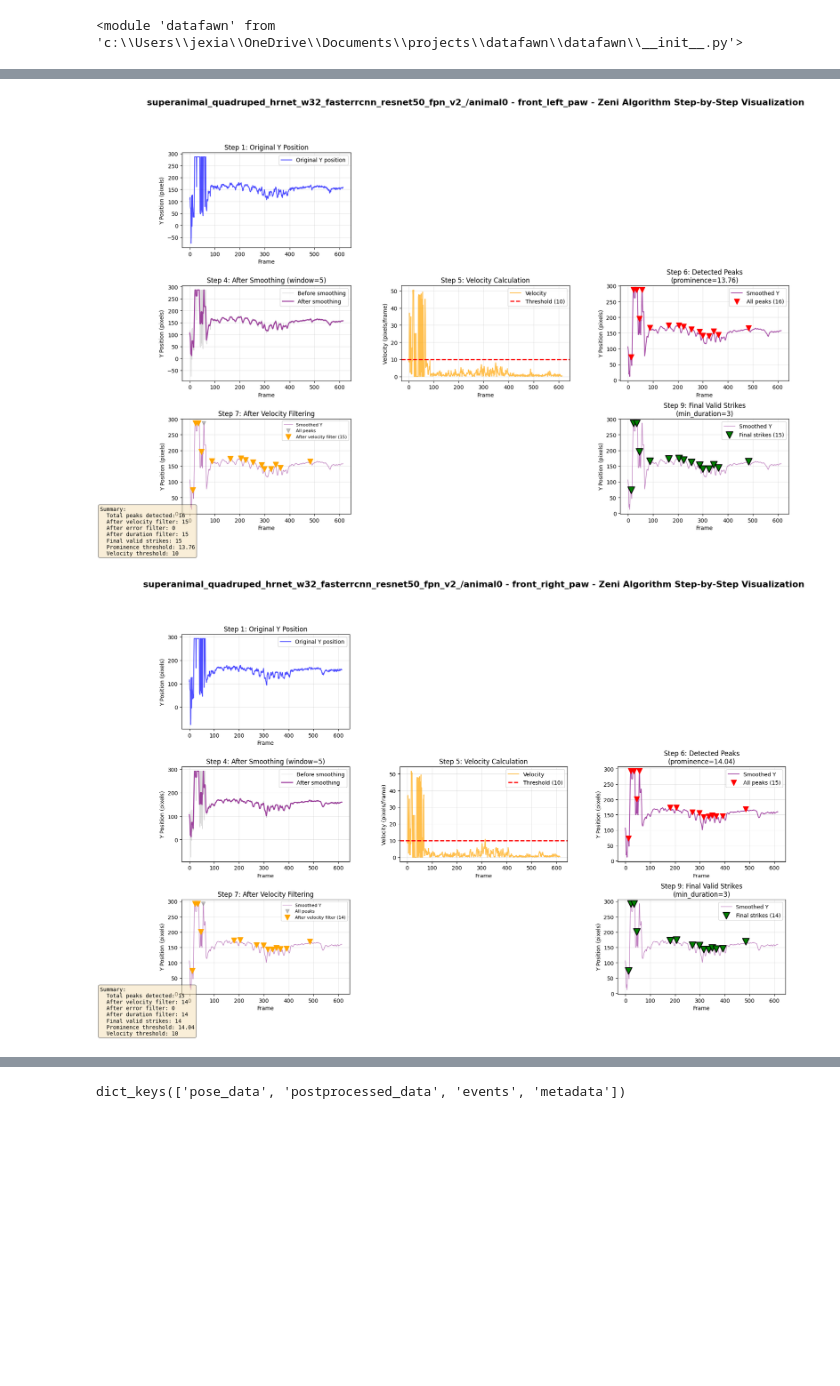
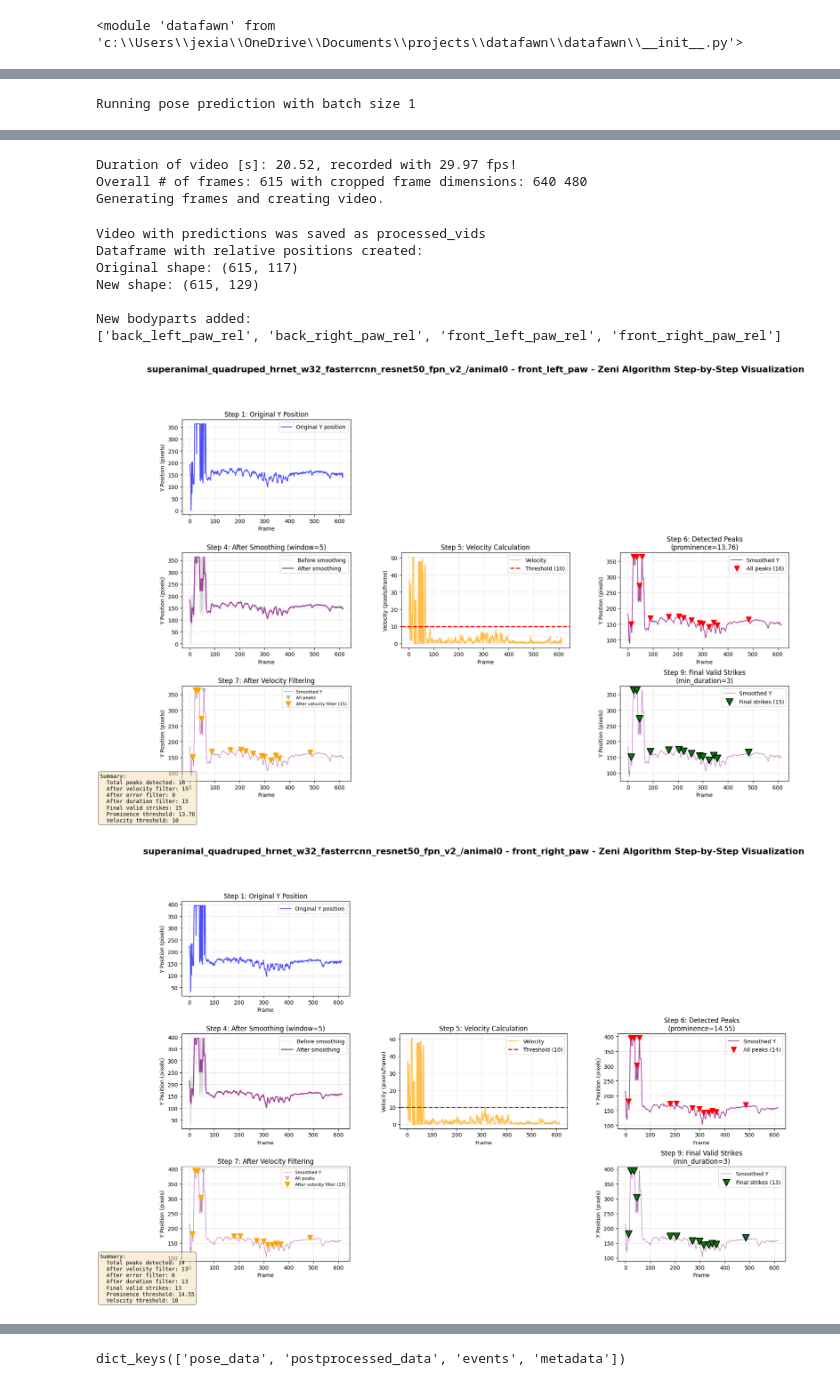
Before and after one commit to jexiao8211/datafawn, a Jupyter notebook: pipeline_test.ipynb, the cells around one changed output, grey strips where cells are left out. Drawn from its saved outputs; the diff is of its cells as text; code cells hidden in the pictures; blank space fills up the shorter version.

Commit message:
added pose estimators support for pipeline

```diff
--- a/pipeline_test.ipynb
+++ b/pipeline_test.ipynb
@@ -11,0 +11,7 @@ importlib.reload(datafawn)
+# %%
+if torch.cuda.is_available():
+    device = torch.device('cuda')
+    print(f"Using GPU: {torch.cuda.get_device_name(0)}")
+else:
+    device = torch.device('cpu')
+    print("CUDA not available, using CPU")
@@ -12,7 +20,20 @@ importlib.reload(datafawn)
 # %%
 """Example: Run pipeline on existing pose data."""
+# commented out parts are running it on raw video data
 
 EXAMPLE_DATA_PATH = "deer2_superanimal_quadruped_hrnet_w32_fasterrcnn_resnet50_fpn_v2_.h5"
+EXAMPLE_VIDEO_PATH = "videos/deer2.mp4"
+
+# =============== POSE ESTIMATORS =============== #
+dlc_estimator = datafawn.DeepLabCutPoseEstimator(
+    model_name='superanimal_quadruped',
+    detector_name='fasterrcnn_resnet50_fpn_v2',
+    hrnet_model='hrnet_w32',
+    max_individuals=1,
+    pcutoff=0.15,
+    dest_folder='processed_vids',
+    device=device
+)
 
 # =============== POSTPROCESSORS =============== #
 paws = ['front_left_paw', 'front_right_paw', 'back_left_paw', 'back_right_paw']
@@ -26,7 +47,7 @@ error_pp = datafawn.ErrorPostprocessor(
     use_likelihood=True,
     use_distance=True,
     velocity_kwargs={'threshold_pixels': 50, 'window_size': 5},
-    likelihood_kwargs={'min_likelihood': 0.5},
+    likelihood_kwargs={'min_likelihood': 0.8},
     distance_kwargs={'reference_map': reference_map, 'max_distance': 300}
     )
 
@@ -38,12 +59,14 @@ zeni_extractor = datafawn.ZeniExtractor()
 
 # Create pipeline
 pipeline = datafawn.EventDetectionPipeline(
+    pose_estimator=dlc_estimator,
     postprocessors=[error_pp, rel_pp],
     event_extractors=[zeni_extractor]
 )
 
 # Run on existing pose data
 results = pipeline.run(
-    pose_data_path=EXAMPLE_DATA_PATH
+    # pose_data_path=EXAMPLE_DATA_PATH
+    video_path=EXAMPLE_VIDEO_PATH
 )
 # %% [output]
@@ -55,0 +85 @@ New bodyparts added:
+Running pose prediction with batch size 1
@@ -56,2 +88,12 @@ New bodyparts added:
+Duration of video [s]: 20.52, recorded with 29.97 fps!
+Overall # of frames: 615 with cropped frame dimensions: 640 480
+Generating frames and creating video.
+Video with predictions was saved as processed_vids
+Dataframe with relative positions created:
+Original shape: (615, 117)
+New shape: (615, 129)
+
+New bodyparts added:
+['back_left_paw_rel', 'back_right_paw_rel', 'front_left_paw_rel', 'front_right_paw_rel']
-[figure, old version]
+[figure, new version]
-[figure, old version]
+[figure, new version]
```
Also changed, not shown: parts of 7 cells of this notebook, 3 other files.
